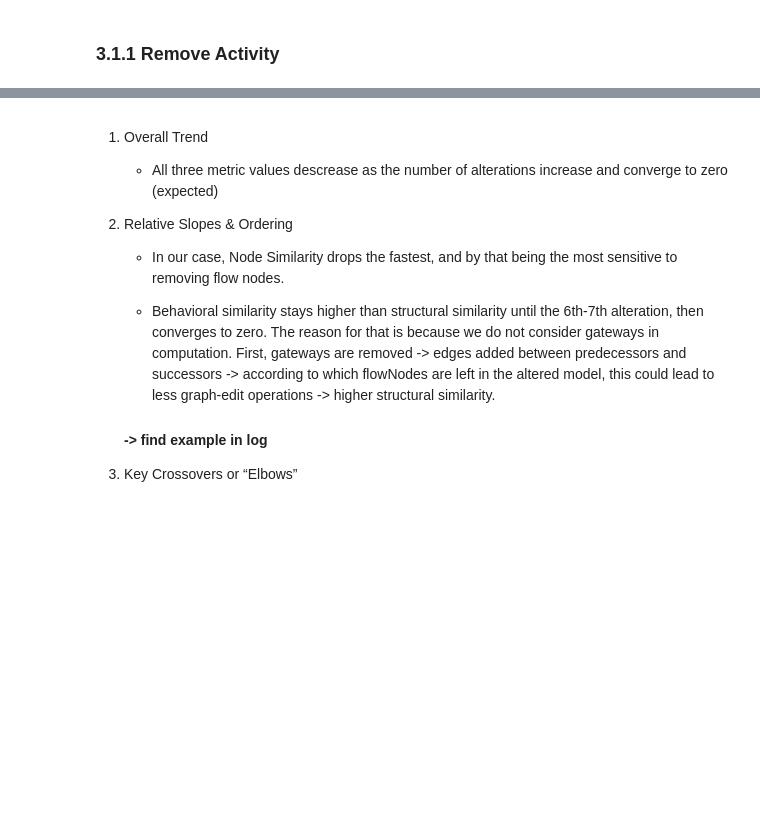
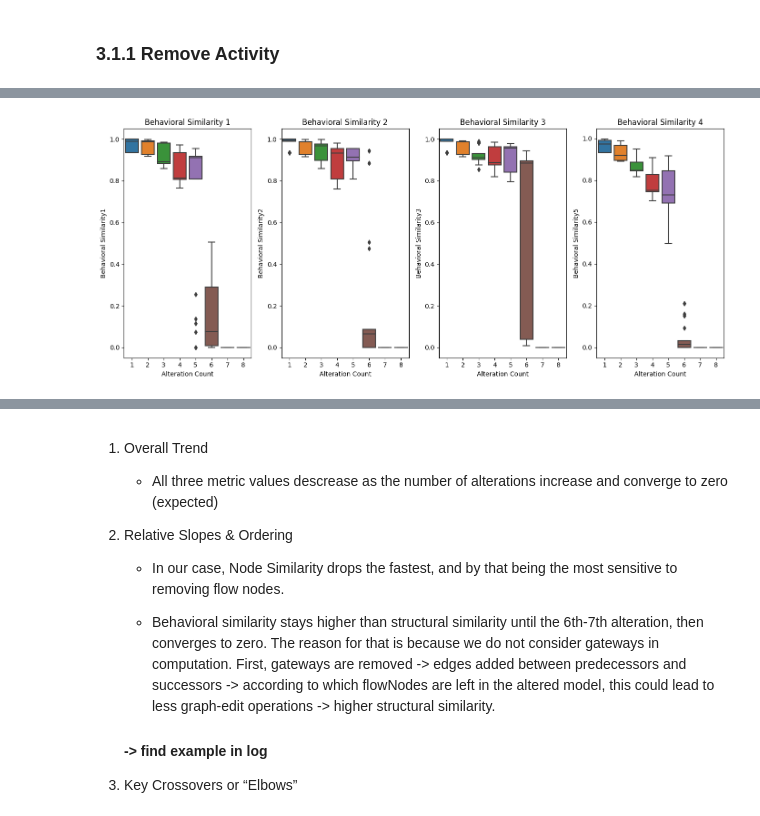
Before and after one commit to jilosius/Quality-metrics-for-process-models, a Jupyter notebook: metric_profiles.ipynb, the cells around one changed output, grey strips where cells are left out. Cells and saved outputs as stored; diff of their text form; code cells hidden in the pictures; blank space fills up the shorter version.

```diff
--- a/metric_profiles.ipynb
+++ b/metric_profiles.ipynb
@@ -113,0 +147,19 @@ Text(0.5, 1.0, 'Similarity Metrics vs Alteration Count (Remove Activity)')
+# %%
+fig, axes = plt.subplots(1, 4, figsize=(14,6))
+
+sns.boxplot(data=df, x="Alteration Count", y="Behavioral Similarity1", ax= axes[0])
+axes[0].set_title("Behavioral Similarity 1")
+
+sns.boxplot(data=df, x="Alteration Count", y="Behavioral Similarity2", ax= axes[1])
+axes[1].set_title("Behavioral Similarity 2")
+
+sns.boxplot(data=df, x="Alteration Count", y="Behavioral Similarity3", ax= axes[2])
+axes[2].set_title("Behavioral Similarity 3")
+
+sns.boxplot(data=df, x="Alteration Count", y="Behavioral Similarity5", ax= axes[3])
+axes[3].set_title("Behavioral Similarity 4")
+
+fig.tight_layout()
+fig.show()
+# %% [output]
+[figure, added]
```
Also changed, not shown: parts of 10 cells of this notebook, 22 other files.
